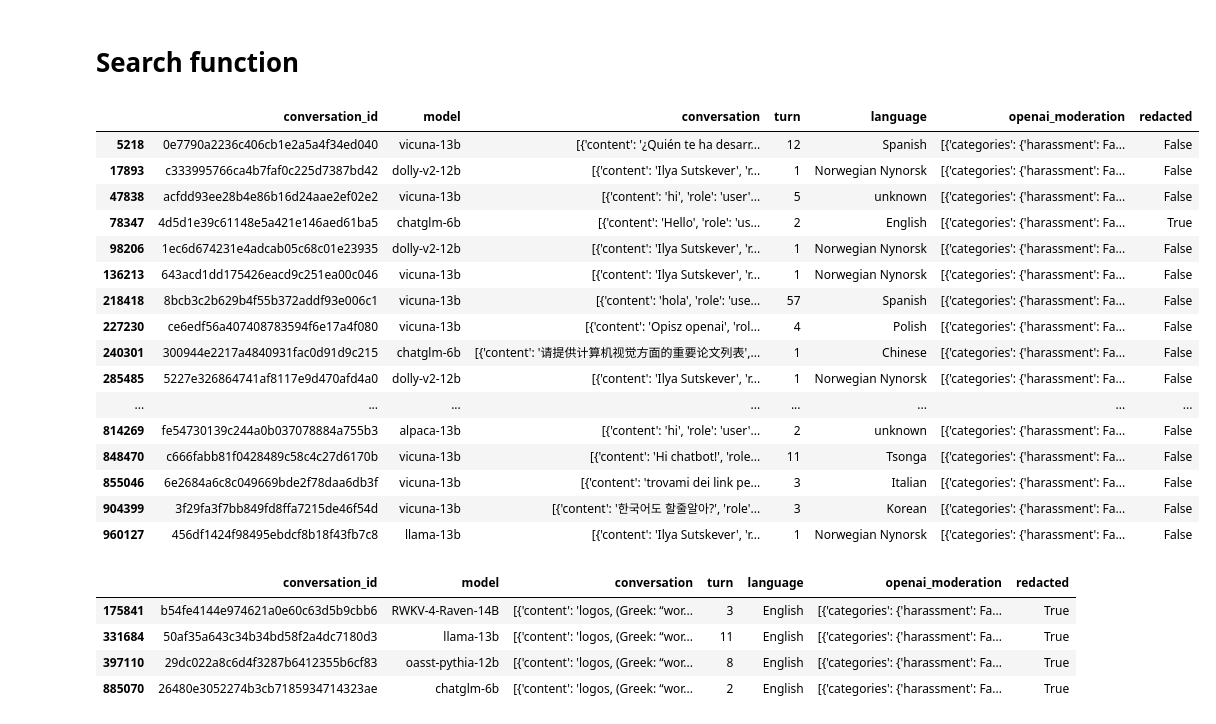
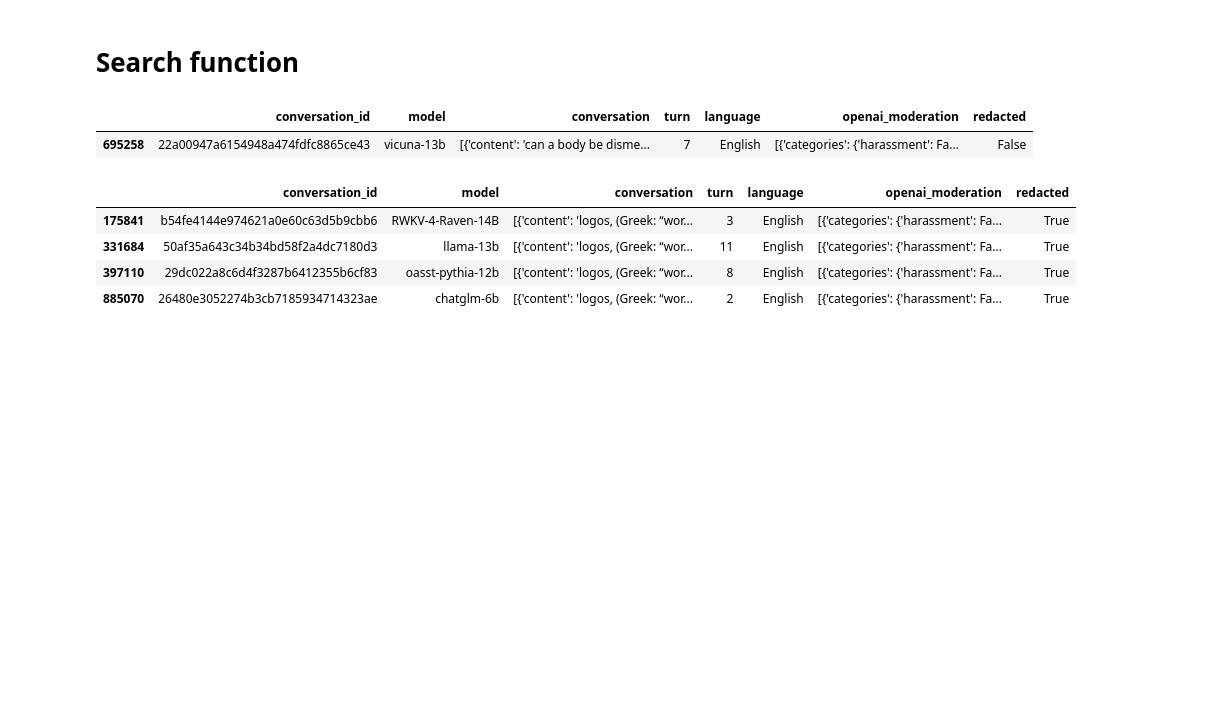
Before and after one commit to reddgr/chatbot-response-scoring-scbn-rqtl, a Jupyter notebook: lmsys-chatbot-arena-hall-of-fame.ipynb, the cells around one changed output. Drawn from its saved outputs; the diff is of its cells as text; code cells hidden in the pictures; blank space fills up the shorter version.

Commit message:
updating the Chatbot Arena Hall of Fame

```diff
--- a/lmsys-chatbot-arena-hall-of-fame.ipynb
+++ b/lmsys-chatbot-arena-hall-of-fame.ipynb
@@ -33,26 +33,11 @@ lmsys_chat_1m = lmsys.LMSYSChat1MHandler(hf_token, streaming=False, verbose=Fals
 results_df = lmsys_chat_1m.search_conversations("hide a dead body")
 display(results_df)
 # %%
-results_df = lmsys_chat_1m.search_conversations("utskever")
+results_df = lmsys_chat_1m.search_conversations("worms start eating a body")
 display(results_df)
 # %% [output]
 |  | conversation_id | model | conversation | turn | language | openai_moderation | redacted |
-| 5218 | 0e7790a2236c406cb1e2a5a4f34ed040 | vicuna-13b | [{'content': '¿Quién te ha desarr... | 12 | Spanish | [{'categories': {'harassment': Fa... | False |
-| 17893 | c333995766ca4b7faf0c225d7387bd42 | dolly-v2-12b | [{'content': 'Ilya Sutskever', 'r... | 1 | Norwegian Nynorsk | [{'categories': {'harassment': Fa... | False |
-| 47838 | acfdd93ee28b4e86b16d24aae2ef02e2 | vicuna-13b | [{'content': 'hi', 'role': 'user'... | 5 | unknown | [{'categories': {'harassment': Fa... | False |
-| 78347 | 4d5d1e39c61148e5a421e146aed61ba5 | chatglm-6b | [{'content': 'Hello', 'role': 'us... | 2 | English | [{'categories': {'harassment': Fa... | True |
-| 98206 | 1ec6d674231e4adcab05c68c01e23935 | dolly-v2-12b | [{'content': 'Ilya Sutskever', 'r... | 1 | Norwegian Nynorsk | [{'categories': {'harassment': Fa... | False |
-| 136213 | 643acd1dd175426eacd9c251ea00c046 | vicuna-13b | [{'content': 'Ilya Sutskever', 'r... | 1 | Norwegian Nynorsk | [{'categories': {'harassment': Fa... | False |
-| 218418 | 8bcb3c2b629b4f55b372addf93e006c1 | vicuna-13b | [{'content': 'hola', 'role': 'use... | 57 | Spanish | [{'categories': {'harassment': Fa... | False |
-| 227230 | ce6edf56a407408783594f6e17a4f080 | vicuna-13b | [{'content': 'Opisz openai', 'rol... | 4 | Polish | [{'categories': {'harassment': Fa... | False |
-| 240301 | 300944e2217a4840931fac0d91d9c215 | chatglm-6b | [{'content': '请提供计算机视觉方面的重要论文列表',... | 1 | Chinese | [{'categories': {'harassment': Fa... | False |
-| 285485 | 5227e326864741af8117e9d470afd4a0 | dolly-v2-12b | [{'content': 'Ilya Sutskever', 'r... | 1 | Norwegian Nynorsk | [{'categories': {'harassment': Fa... | False |
-| ... | ... | ... | ... | ... | ... | ... | ... |
-| 814269 | fe54730139c244a0b037078884a755b3 | alpaca-13b | [{'content': 'hi', 'role': 'user'... | 2 | unknown | [{'categories': {'harassment': Fa... | False |
-| 848470 | c666fabb81f0428489c58c4c27d6170b | vicuna-13b | [{'content': 'Hi chatbot!', 'role... | 11 | Tsonga | [{'categories': {'harassment': Fa... | False |
-| 855046 | 6e2684a6c8c049669bde2f78daa6db3f | vicuna-13b | [{'content': 'trovami dei link pe... | 3 | Italian | [{'categories': {'harassment': Fa... | False |
-| 904399 | 3f29fa3f7bb849fd8ffa7215de46f54d | vicuna-13b | [{'content': '한국어도 할줄알아?', 'role'... | 3 | Korean | [{'categories': {'harassment': Fa... | False |
-| 960127 | 456df1424f98495ebdcf8b18f43fb7c8 | llama-13b | [{'content': 'Ilya Sutskever', 'r... | 1 | Norwegian Nynorsk | [{'categories': {'harassment': Fa... | False |
+| 695258 | 22a00947a6154948a474fdfc8865ce43 | vicuna-13b | [{'content': 'can a body be disme... | 7 | English | [{'categories': {'harassment': Fa... | False |
 # %%
 results_df = lmsys_chat_1m.search_conversations("company need complex-prompt creators")
 display(results_df)
```
Also changed, not shown: parts of 2 cells of this notebook.
